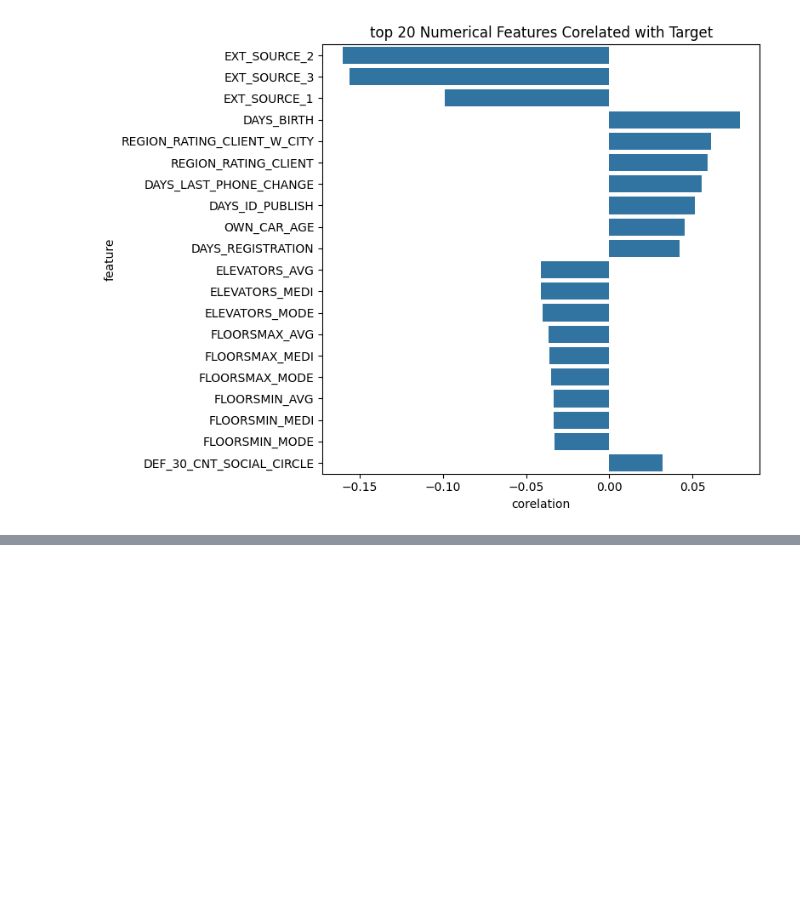
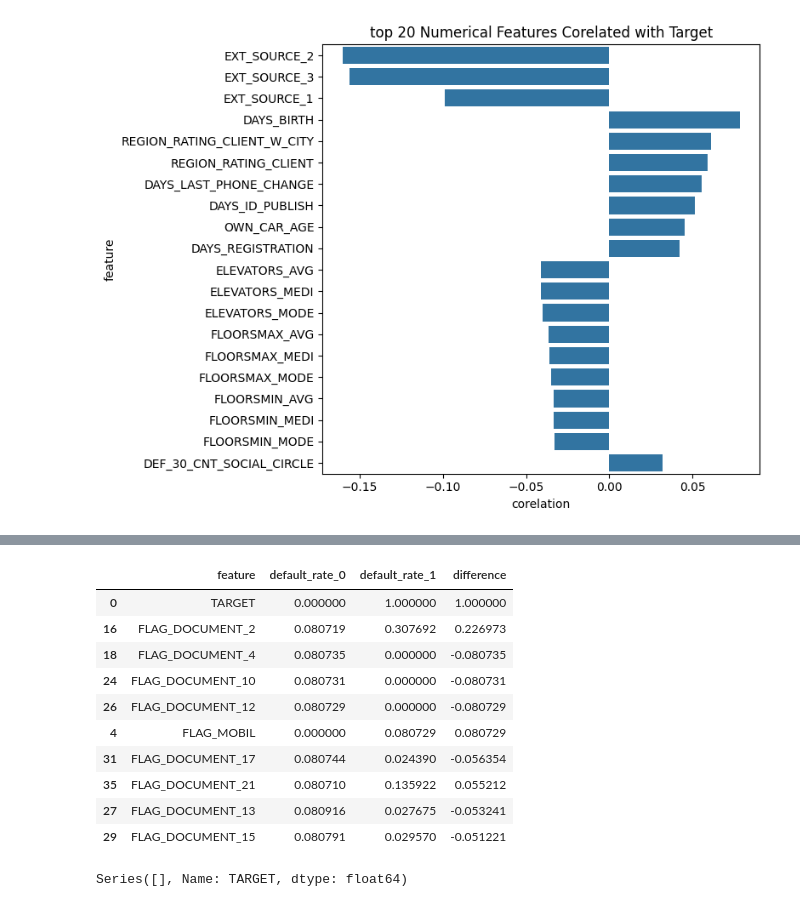
Before and after one commit to biswas-bit/biswas-bit-loan-default-prediction-imbalanced-ml, a Jupyter notebook: trainning/EDA.ipynb, the cells around one changed output, grey strips where cells are left out. Drawn from its saved outputs; the diff is of its cells as text; code cells hidden in the pictures; blank space fills up the shorter version.

```diff
--- a/trainning/EDA.ipynb
+++ b/trainning/EDA.ipynb
@@ -457,3 +457,18 @@ plt.tight_layout()
 plt.show()
 # %% [output]
 [figure]
+# %%
+# categorical Features
+def categorical_data(df):
+    categorical=[]
+    for cols in df.columns:
+        if df[cols].dtype in ["object"]:
+            categorical.append(cols)
+    return  categorical
+
+
+cat_cols = categorical_data(df)
+cat_target_mean = {}
+for col in cat_cols:
+    cat_target_mean[col]= df.groupby(col)[target].mean().sort_values(ascending=False)
+cat_target_mean['NAME_INCOME_TYPE'].head(100)
@@ -459,0 +486,48 @@ plt.show()
+# %%
+def binary(df):
+    binary = []
+    for col in df.columns:
+        if df[col].nunique() == 2:
+            binary.append(col)
+
+    return binary
+
+binary_cols = binary(df)
+
+binary_analysis = []
+
+for col in binary_cols:
+    rate_0 = df[df[col] == 0][target].mean()
+    rate_1 = df[df[col] == 1][target].mean()
+    binary_analysis.append({
+        'feature': col,
+        'default_rate_0': rate_0,
+        'default_rate_1': rate_1,
+        'difference': rate_1 - rate_0
+    })
+
+binary_df = pd.DataFrame(binary_analysis).sort_values(
+    by='difference', key=abs, ascending=False
+)
+
+binary_df.head(10)
+# %% [output]
+|  | feature | default_rate_0 | default_rate_1 | difference |
+| 0 | TARGET | 0.000000 | 1.000000 | 1.000000 |
+| 16 | FLAG_DOCUMENT_2 | 0.080719 | 0.307692 | 0.226973 |
+| 18 | FLAG_DOCUMENT_4 | 0.080735 | 0.000000 | -0.080735 |
+| 24 | FLAG_DOCUMENT_10 | 0.080731 | 0.000000 | -0.080731 |
+| 26 | FLAG_DOCUMENT_12 | 0.080729 | 0.000000 | -0.080729 |
+| 4 | FLAG_MOBIL | 0.000000 | 0.080729 | 0.080729 |
+| 31 | FLAG_DOCUMENT_17 | 0.080744 | 0.024390 | -0.056354 |
+| 35 | FLAG_DOCUMENT_21 | 0.080710 | 0.135922 | 0.055212 |
+| 27 | FLAG_DOCUMENT_13 | 0.080916 | 0.027675 | -0.053241 |
+| 29 | FLAG_DOCUMENT_15 | 0.080791 | 0.029570 | -0.051221 |
+# %%
+target = 'TARGET'
+num_cols = numerical_data(df)
+corr_with_target = df[num_cols + [target]].corr()[target].sort_values(ascending=False)
+leakage_candidates = corr_with_target[corr_with_target.abs() > 0.5].drop(target)
+leakage_candidates
+# %% [output]
+Series([], Name: TARGET, dtype: float64)
```
Also changed, not shown: parts of 1 cell of this notebook.
